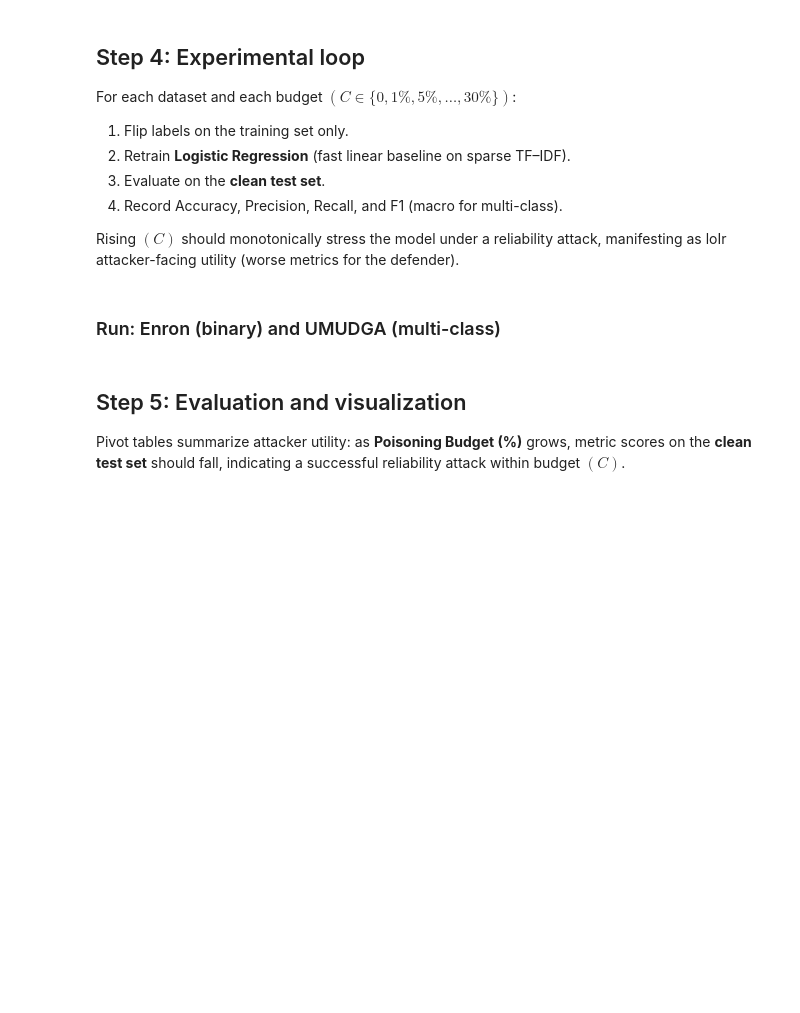
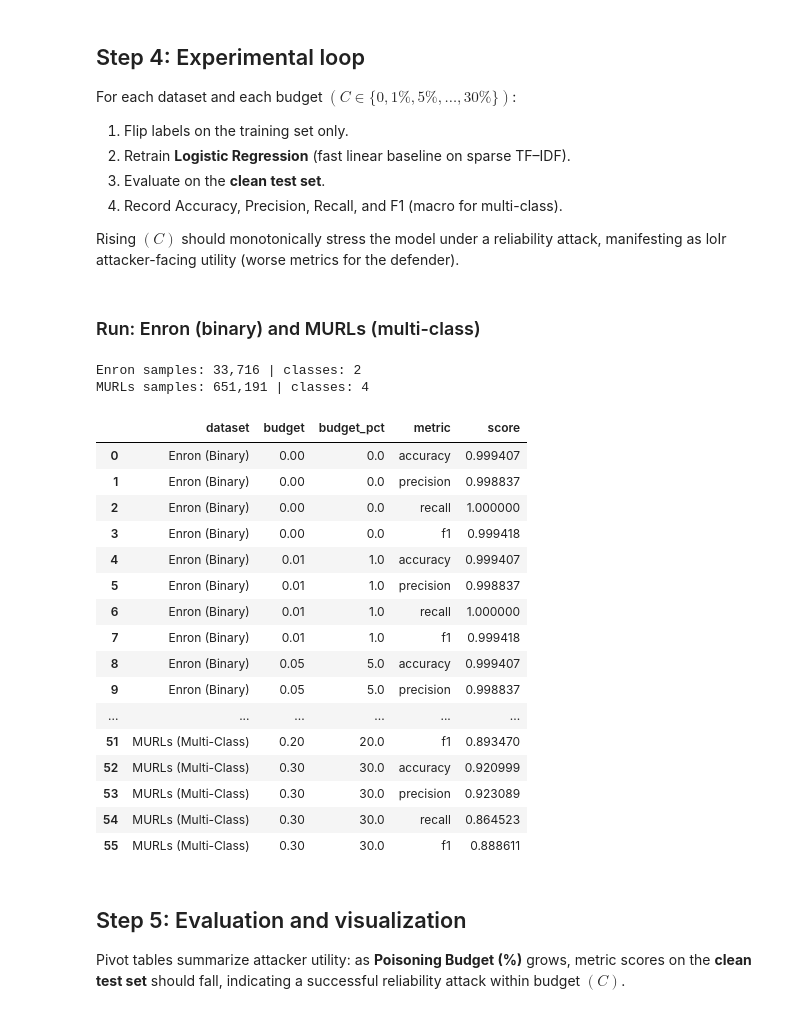
Before and after one commit to NoProblem01/Budget-Poisoning-Analysis, a Jupyter notebook: poisoning_budget_analysis.ipynb, the cells around one changed output. Cells and saved outputs as stored; diff of their text form; code cells hidden in the pictures; blank space fills up the shorter version.

```diff
--- a/poisoning_budget_analysis.ipynb
+++ b/poisoning_budget_analysis.ipynb
@@ -47,9 +47,9 @@ np.random.seed(RANDOM_STATE)
 
 DATA_DIR = Path("data")
 ENRON_CSV = DATA_DIR / "enron_spam.csv"
-UMUDGA_CSV = DATA_DIR / "umudga.csv"
+MURLs_CSV = DATA_DIR / "malicious_phish.csv"
 
-POISONING_BUDGETS = [0.0, 0.01, 0.05, 0.10, 0.15, 0.20, 0.30]
+POISONING_BUDGETS = [0.0, 0.01, 0.05, 0.10, 0.15, 0.20, 0.30, 0.35, 0.40, 0.45, 0.50, 0.55, 0.60, 0.65, 0.70]
 MAX_TFIDF_FEATURES = 5000
 TEST_SIZE = 0.20
 
@@ -215,39 +326,60 @@ def run_poisoning_experiment(
             )
     return pd.DataFrame(rows)
 # %% [markdown]
-### Run: Enron (binary) and UMUDGA (multi-class)
+### Run: Enron (binary) and MURLs (multi-class)
 # %%
 enron_df = load_enron_dataset()
-umudga_df = load_umudga_dataset()
+MURLs_df = load_murls_dataset()
 
 print(f"Enron samples: {len(enron_df):,} | classes: {enron_df['label'].nunique()}")
-print(f"UMUDGA samples: {len(umudga_df):,} | classes: {umudga_df['label'].nunique()}")
+print(f"MURLs samples: {len(MURLs_df):,} | classes: {MURLs_df['label'].nunique()}")
+# %% [output]
+Enron samples: 33,716 | classes: 2
+MURLs samples: 651,191 | classes: 4
 # %%
 X_train_e, X_test_e, y_train_e, y_test_e, n_classes_e, _ = preprocess_and_vectorize(enron_df)
-X_train_u, X_test_u, y_train_u, y_test_u, n_classes_u, le_u = preprocess_and_vectorize(umudga_df)
+X_train_u, X_test_u, y_train_u, y_test_u, n_classes_u, le_u = preprocess_and_vectorize(MURLs_df)
 
 results_enron = run_poisoning_experiment(
     X_train_e,
     X_test_e,
     y_train_e,
     y_test_e,
     num_classes=n_classes_e,
     dataset_name="Enron (Binary)",
     metric_average="binary",
 )
 
-results_umudga = run_poisoning_experiment(
+results_MURLs = run_poisoning_experiment(
     X_train_u,
     X_test_u,
     y_train_u,
     y_test_u,
     num_classes=n_classes_u,
-    dataset_name="UMUDGA (Multi-Class)",
+    dataset_name="MURLs (Multi-Class)",
     metric_average="macro",
 )
 
-results_all = pd.concat([results_enron, results_umudga], ignore_index=True)
+results_all = pd.concat([results_enron, results_MURLs], ignore_index=True)
 results_all
+# %% [output]
+|  | dataset | budget | budget_pct | metric | score |
+| 0 | Enron (Binary) | 0.00 | 0.0 | accuracy | 0.999407 |
+| 1 | Enron (Binary) | 0.00 | 0.0 | precision | 0.998837 |
+| 2 | Enron (Binary) | 0.00 | 0.0 | recall | 1.000000 |
+| 3 | Enron (Binary) | 0.00 | 0.0 | f1 | 0.999418 |
+| 4 | Enron (Binary) | 0.01 | 1.0 | accuracy | 0.999407 |
+| 5 | Enron (Binary) | 0.01 | 1.0 | precision | 0.998837 |
+| 6 | Enron (Binary) | 0.01 | 1.0 | recall | 1.000000 |
+| 7 | Enron (Binary) | 0.01 | 1.0 | f1 | 0.999418 |
+| 8 | Enron (Binary) | 0.05 | 5.0 | accuracy | 0.999407 |
+| 9 | Enron (Binary) | 0.05 | 5.0 | precision | 0.998837 |
+| ... | ... | ... | ... | ... | ... |
+| 51 | MURLs (Multi-Class) | 0.20 | 20.0 | f1 | 0.893470 |
+| 52 | MURLs (Multi-Class) | 0.30 | 30.0 | accuracy | 0.920999 |
+| 53 | MURLs (Multi-Class) | 0.30 | 30.0 | precision | 0.923089 |
+| 54 | MURLs (Multi-Class) | 0.30 | 30.0 | recall | 0.864523 |
+| 55 | MURLs (Multi-Class) | 0.30 | 30.0 | f1 | 0.888611 |
 # %% [markdown]
 ## Step 5: Evaluation and visualization
 
```
Also changed, not shown: parts of 10 cells of this notebook, 1 other file.
